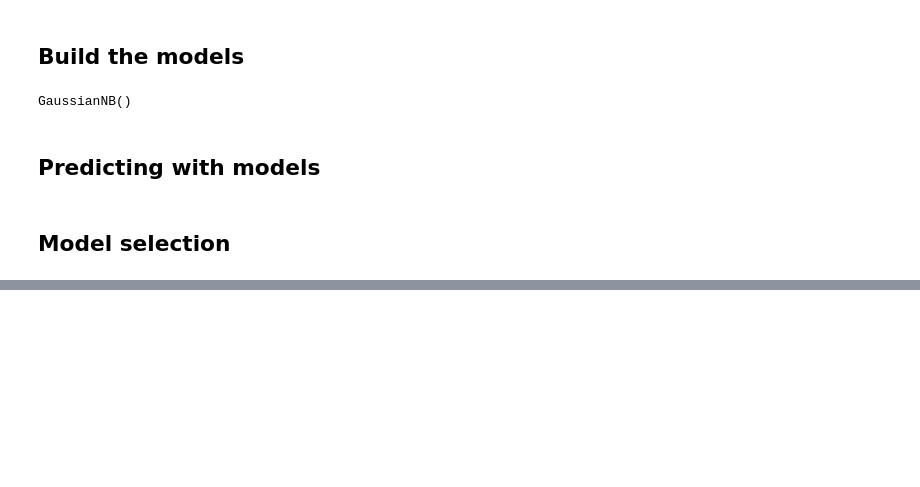
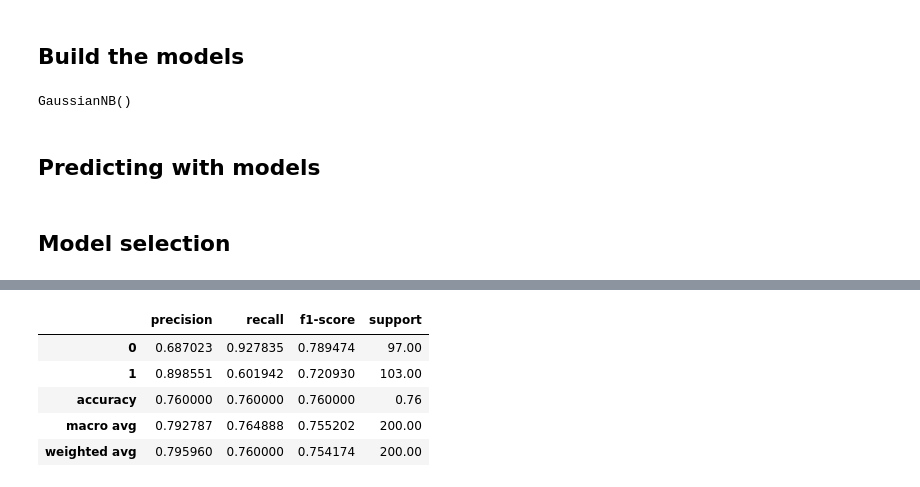
Before and after one commit to rezaazimibar/MachineLearning-projects-playground, a Jupyter notebook: tool_box_projects/06.NaturalLanguageProcessing/01.BagOfWords/bag_of_words.ipynb, the cells around one changed output, grey strips where cells are left out. Drawn from its saved outputs; the diff is of its cells as text; code cells hidden in the pictures; blank space fills up the shorter version.

```diff
--- a/tool_box_projects/06.NaturalLanguageProcessing/01.BagOfWords/bag_of_words.ipynb
+++ b/tool_box_projects/06.NaturalLanguageProcessing/01.BagOfWords/bag_of_words.ipynb
@@ -146 +143,13 @@ plt.show()
+# %%
+# Random Forest
+report = classification_report(y_test, forest_y, output_dict=True)
+df = pd.DataFrame(report).transpose()
+df
+# %% [output]
+|  | precision | recall | f1-score | support |
+| 0 | 0.687023 | 0.927835 | 0.789474 | 97.00 |
+| 1 | 0.898551 | 0.601942 | 0.720930 | 103.00 |
+| accuracy | 0.760000 | 0.760000 | 0.760000 | 0.76 |
+| macro avg | 0.792787 | 0.764888 | 0.755202 | 200.00 |
+| weighted avg | 0.795960 | 0.760000 | 0.754174 | 200.00 |
 # %%
```
Also changed, not shown: parts of 14 cells of this notebook, 1 other file.
